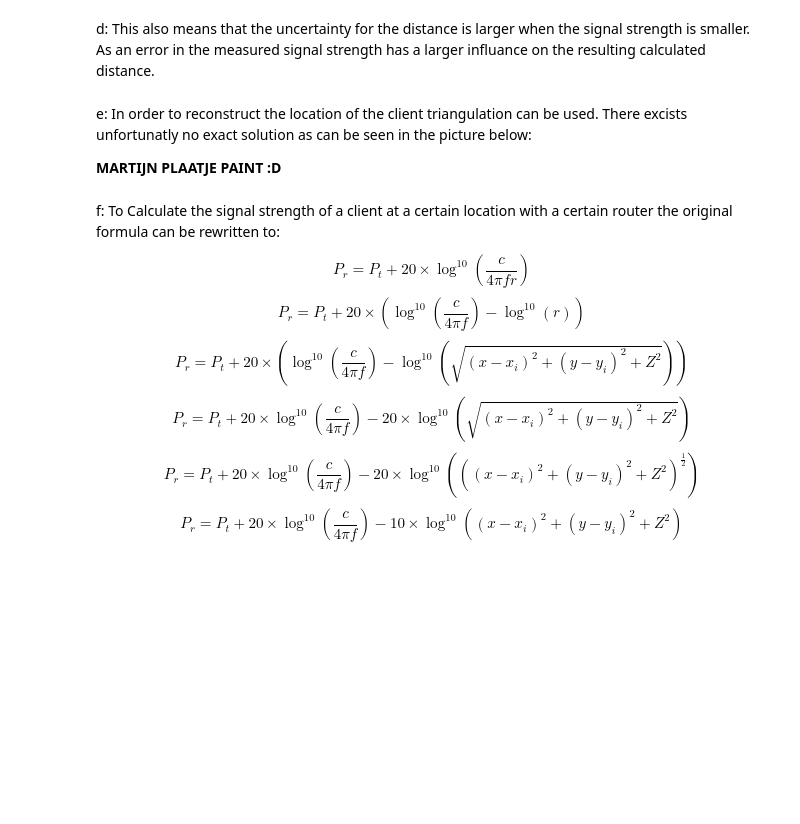
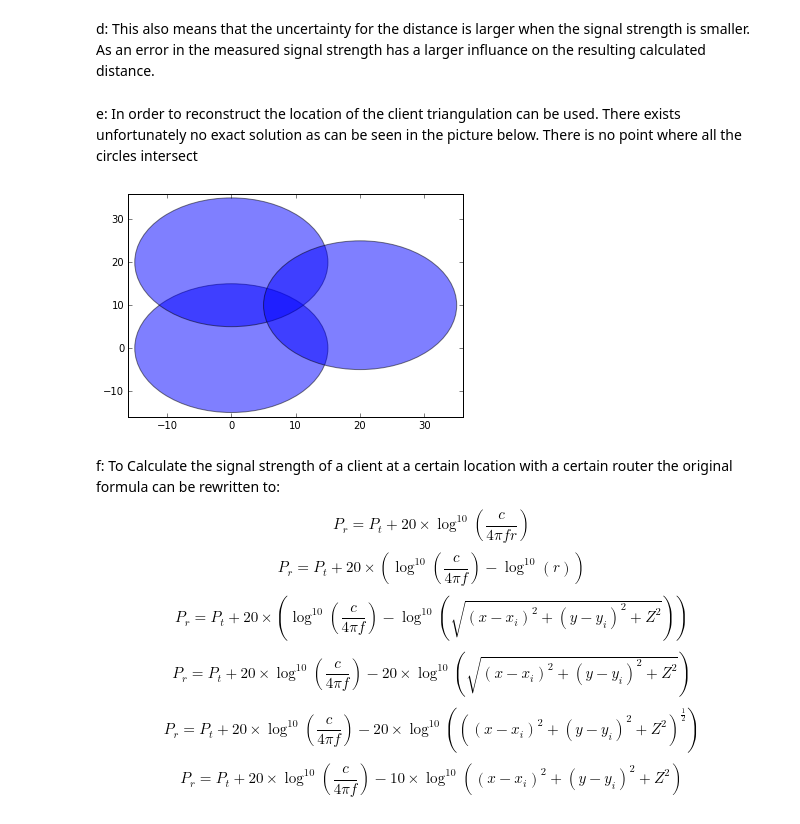
Before and after one commit to S3BASTI3N/WifiTracking, a Jupyter notebook: WifiTracking.ipynb, the cells around one changed output. Saved outputs shown, nothing was run; the diff lists cells and outputs as text; code cells hidden in the pictures; blank space fills up the shorter version.

```diff
--- a/WifiTracking.ipynb
+++ b/WifiTracking.ipynb
@@ -44,9 +44,22 @@ c: As can be seen above, the difference in distance between 30 and 31 dBm is 0.0
 # %% [markdown]
 d: This also means that the uncertainty for the distance is larger when the signal strength is smaller. As an error in the measured signal strength has a larger influance on the resulting calculated distance.
 # %% [markdown]
-e: In order to reconstruct the location of the client triangulation can be used. There excists unfortunatly no exact solution as can be seen in the picture below:
-
-**MARTIJN PLAATJE PAINT :D**
+e: In order to reconstruct the location of the client triangulation can be used. There exists unfortunately no exact solution as can be seen in the picture below. There is no point where all the circles intersect
+# %%
+c1 = plt.Circle((0,0), 15, alpha=0.5)
+c2 = plt.Circle((0,20), 15, alpha=0.5)
+c3 = plt.Circle((20,10), 15, alpha=0.5)
+fig,ax=plt.subplots()
+plt.xlim(-16,36)
+plt.ylim(-16,36)
+
+ax.add_artist(c1)
+ax.add_artist(c2)
+ax.add_artist(c3)
+
+plt.show()
+# %% [output]
+[figure, added]
 # %% [markdown]
 f: To Calculate the signal strength of a client at a certain location with a certain router the original formula can be rewritten to:
 
```
Also changed, not shown: parts of 11 cells of this notebook.
